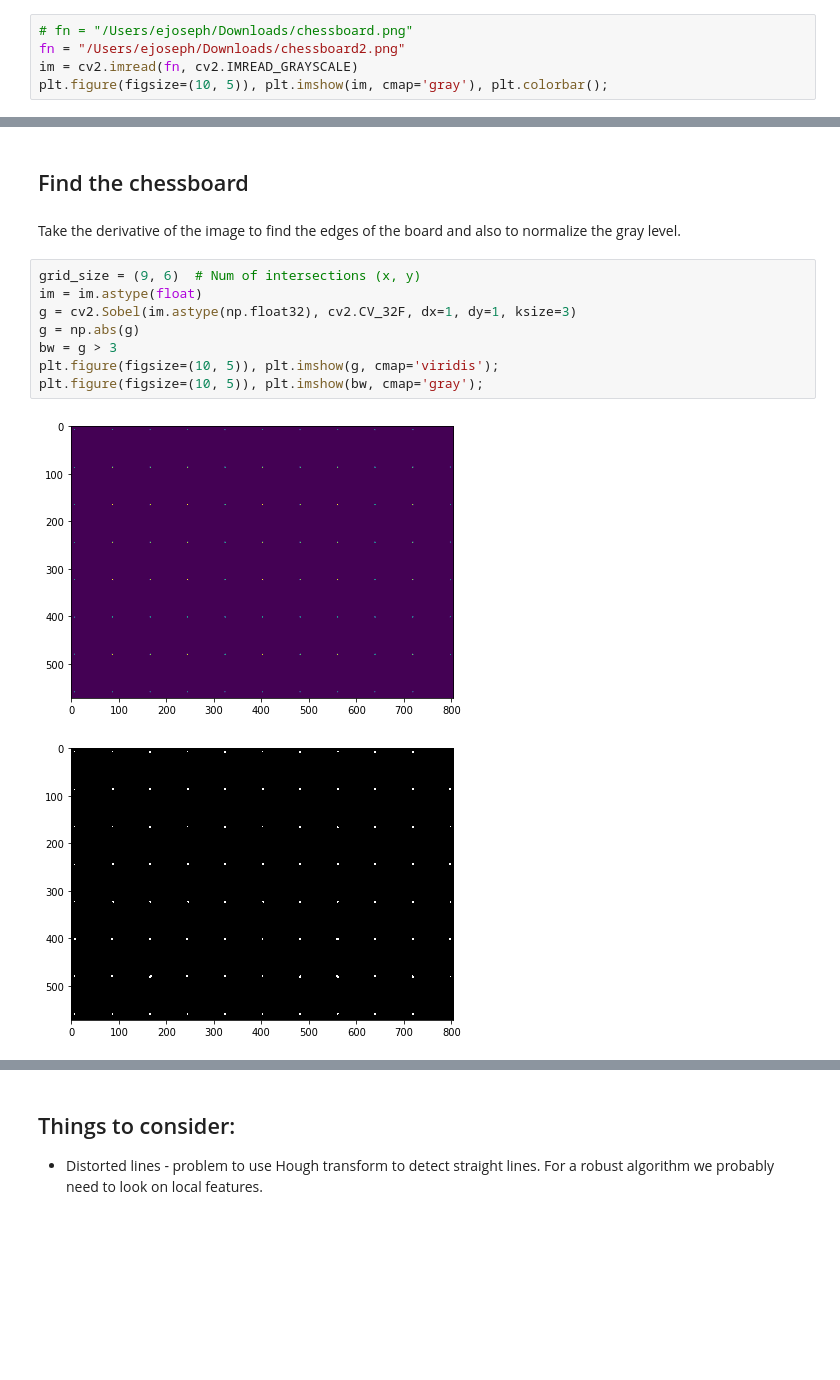
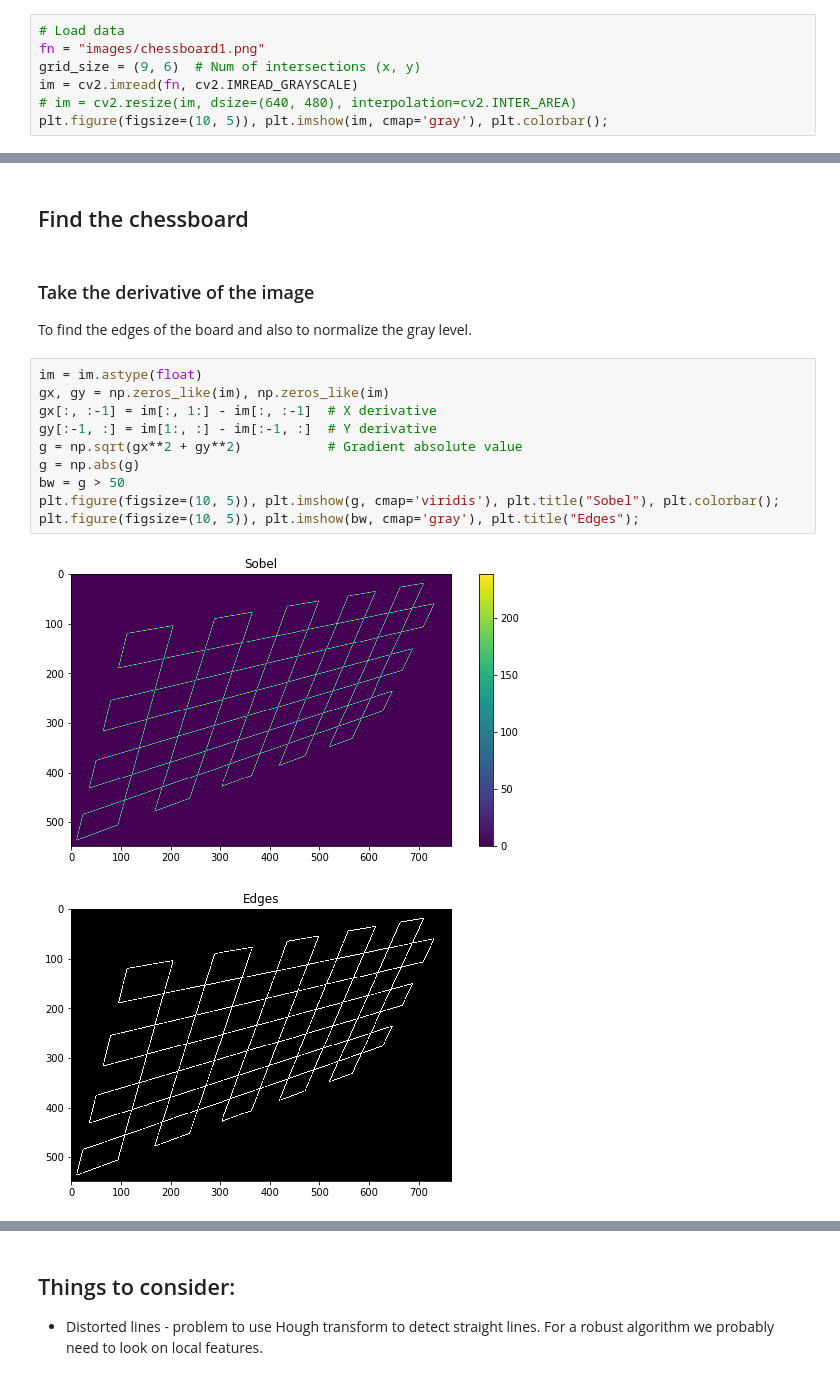
Before and after one commit to eladj/notebooks, a Jupyter notebook: chessboard.ipynb, the cells around one changed output, grey strips where cells are left out. Drawn from its saved outputs; the diff is of its cells as text; blank space fills up the shorter version.

Commit message:
update chessboard notebook

```diff
--- a/chessboard.ipynb
+++ b/chessboard.ipynb
@@ -6,6 +9,8 @@ import cv2
 # %%
-# fn = "/Users/ejoseph/Downloads/chessboard.png"
-fn = "/Users/ejoseph/Downloads/chessboard2.png"
+# Load data
+fn = "images/chessboard1.png"
+grid_size = (9, 6)  # Num of intersections (x, y)
 im = cv2.imread(fn, cv2.IMREAD_GRAYSCALE)
+# im = cv2.resize(im, dsize=(640, 480), interpolation=cv2.INTER_AREA)
 plt.figure(figsize=(10, 5)), plt.imshow(im, cmap='gray'), plt.colorbar();
 # %% [output]
@@ -13,16 +18,20 @@ plt.figure(figsize=(10, 5)), plt.imshow(im, cmap='gray'), plt.colorbar();
 # %% [markdown]
 ## Find the chessboard
 # %% [markdown]
-Take the derivative of the image to find the edges of the board and also to normalize the gray level.
+### Take the derivative of the image
+
+To find the edges of the board and also to normalize the gray level.
 # %%
-grid_size = (9, 6)  # Num of intersections (x, y)
 im = im.astype(float)
-g = cv2.Sobel(im.astype(np.float32), cv2.CV_32F, dx=1, dy=1, ksize=3)
+gx, gy = np.zeros_like(im), np.zeros_like(im)
+gx[:, :-1] = im[:, 1:] - im[:, :-1]  # X derivative
+gy[:-1, :] = im[1:, :] - im[:-1, :]  # Y derivative
+g = np.sqrt(gx**2 + gy**2)           # Gradient absolute value
 g = np.abs(g)
-bw = g > 3
-plt.figure(figsize=(10, 5)), plt.imshow(g, cmap='viridis');
-plt.figure(figsize=(10, 5)), plt.imshow(bw, cmap='gray');
+bw = g > 50
+plt.figure(figsize=(10, 5)), plt.imshow(g, cmap='viridis'), plt.title("Sobel"), plt.colorbar();
+plt.figure(figsize=(10, 5)), plt.imshow(bw, cmap='gray'), plt.title("Edges");
 # %% [output]
-[figure, old version]
+[figure, new version]
-[figure, old version]
+[figure, new version]
 # %% [markdown]
```
Also changed, not shown: parts of 22 cells of this notebook, 1 other file.
